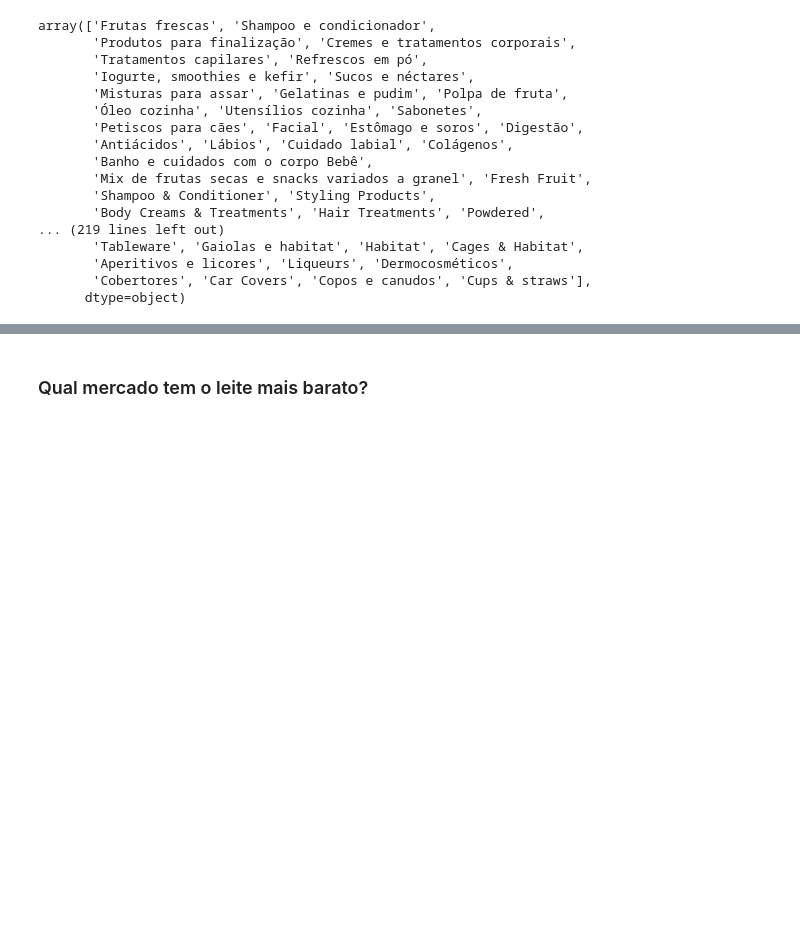
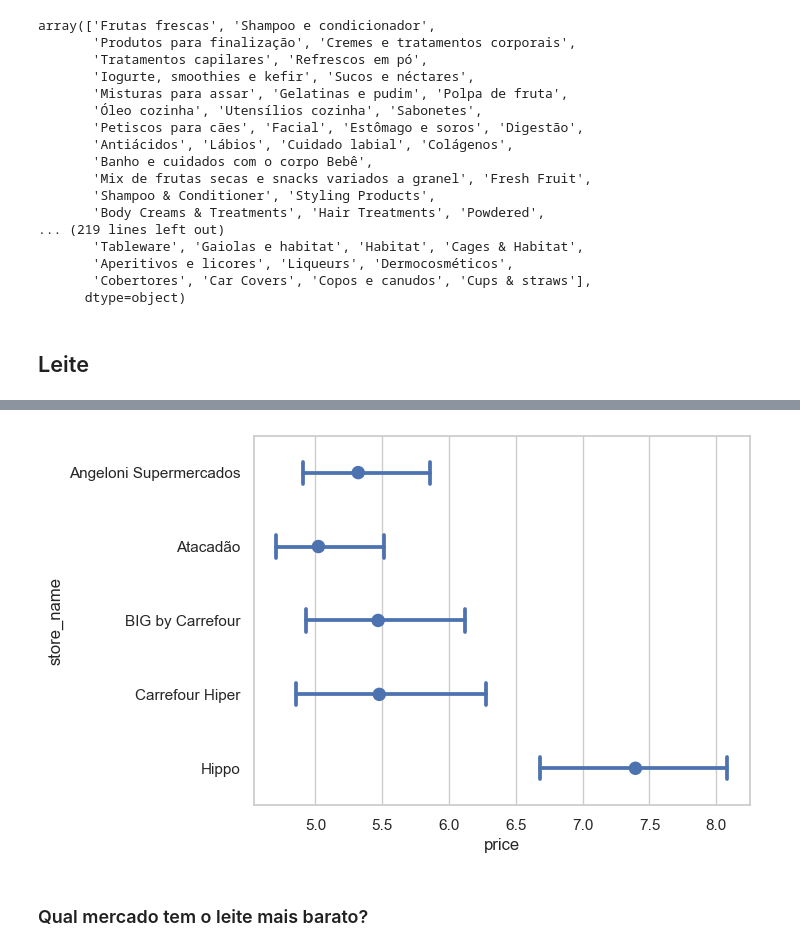
Before and after one commit to ericyaang/cornershop, a Jupyter notebook: Example.ipynb, the cells around one changed output, grey strips where cells are left out. Cells and saved outputs as stored; diff of their text form; code cells hidden in the pictures; blank space fills up the shorter version.

```diff
--- a/Example.ipynb
+++ b/Example.ipynb
@@ -719,6 +786,8 @@ array(['Frutas frescas', 'Shampoo e condicionador',
        'Aperitivos e licores', 'Liqueurs', 'Dermocosméticos',
        'Cobertores', 'Car Covers', 'Copos e canudos', 'Cups & straws'],
       dtype=object)
+# %% [markdown]
+## Leite
 # %%
 leites= df.query("aisle_name =='Leite' or aisle_name =='Leites'")
 leites = leites.query('package=="1l" or package=="Caixa 1l"')
@@ -741,6 +810,10 @@ leites
 | 46407 | 2023-08-06 | Leite | Leite UHT desnatado 0% de gordura | Tirol | 4.89 | 1l | Carrefour Hiper | FLN | Nata |
 | 46431 | 2023-08-06 | Leite | Leite UHT desnatado 0% de gordura | Tirol | 7.98 | 1l | Hippo | FLN | Nata |
 | 46432 | 2023-08-06 | Leite | Leite UHT semidesnatado 1% de gor... | Tirol | 7.98 | 1l | Hippo | FLN | Nata |
+# %%
+sns.pointplot(data=leites, y='store_name', x='price', orient='h', join=False, capsize=.3, errorbar=('ci', 95), markers='o', scale=1.1);
+# %% [output]
+[figure, added]
 # %% [markdown]
 ### Qual mercado tem o leite mais barato?
 # %%
```
Also changed, not shown: parts of 10 cells of this notebook.
